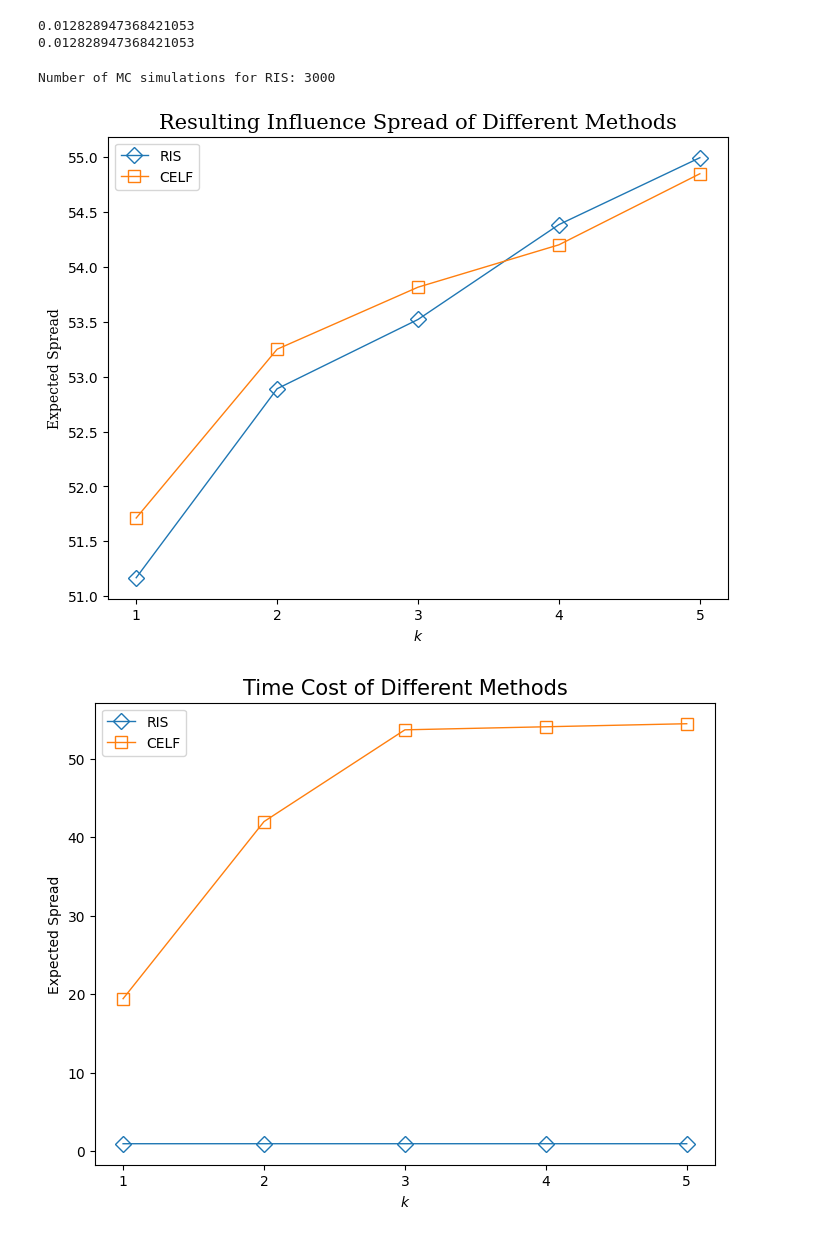
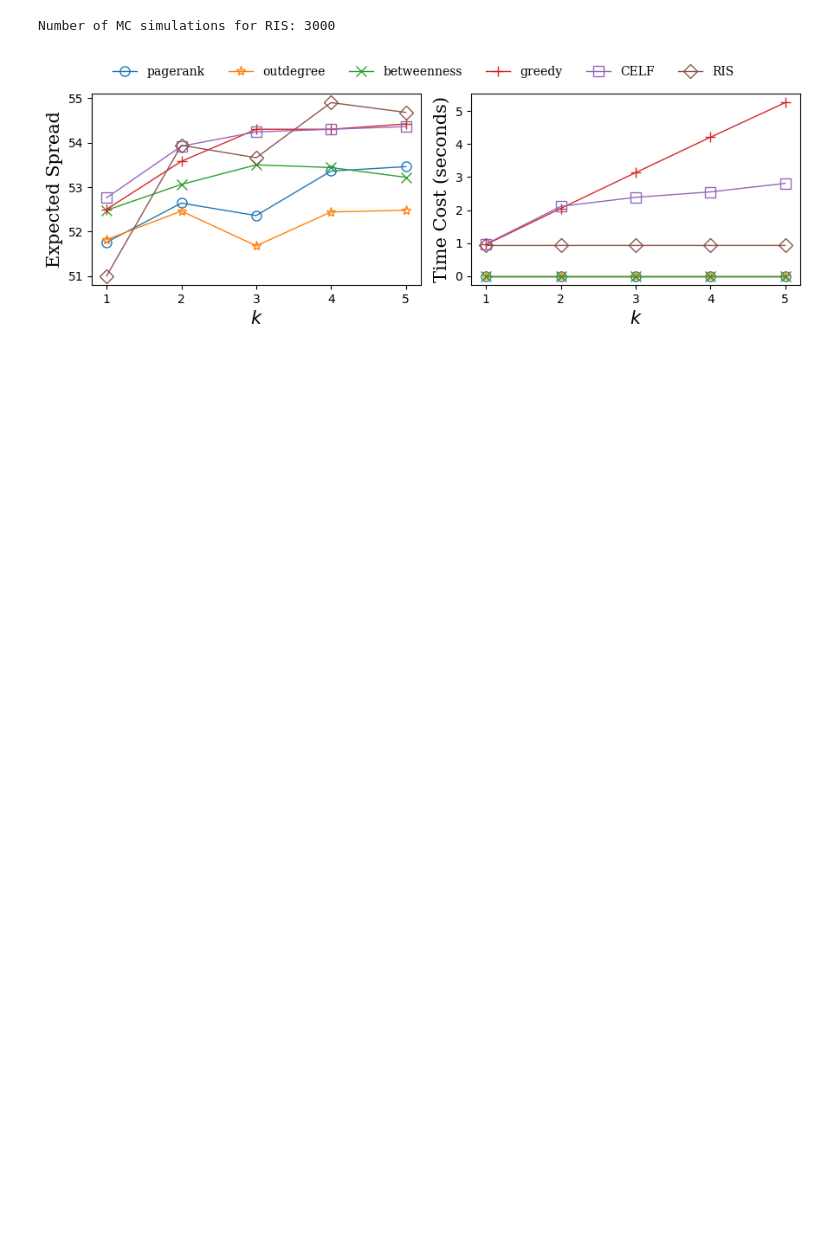
Before and after one commit to chenxlong3/iota5001_proj, a Jupyter notebook: code_iota5001.ipynb, the cells around one changed output. Drawn from its saved outputs; the diff is of its cells as text; code cells hidden in the pictures; blank space fills up the shorter version.

```diff
--- a/code_iota5001.ipynb
+++ b/code_iota5001.ipynb
@@ -49,57 +54,65 @@ dataset_list = [
 ]
 # %%
+# For local test
 dolphin_file_name = "/Users/chenxiaolong/Desktop/ddm/5056/final/dolphins/dolphins.gml"
 hens_file_name = "./data/aves-hens-pecking-order/aves-hens-pecking-order.edges"
 songbird_file_name = "./data/aves-songbird-social/aves-songbird-social.edges"
 wiki_vote_file_name = "./data/soc-wiki-Vote/soc-wiki-Vote.mtx"
 sparrow_file_name = "./data/aves-sparrow-social/aves-sparrow-social.edges"
 retweet_file_name = "./data/rt-retweet/rt-retweet.mtx"
+karate_file_name = "./data/soc-karate/soc-karate.mtx"
 dataset_names = [
     "dolphin",
     "hens",
     "songbird",
     "sparrow",
-    "retweet"
+    "retweet",
+    "karate"
 ]
 is_directed = [
     False,
     False,
     False,
     False,
-    True
+    True,
+    False
 ]
 dataset_list = [
     dolphin_file_name,
     hens_file_name,
     songbird_file_name,
     sparrow_file_name,
-    retweet_file_name
+    retweet_file_name,
+    karate_file_name
 ]
 # %%
 # Cell to test file input
 for i in range(len(dataset_names)):
     cur_file = dataset_list[i]
     IM_G = IMGraph(cur_file, mc=1000,directed=is_directed[i])
-# %%
-print(IM_G.G.density())
-print(nx.density(IM_G.G_nx))
-# %% [output]
-0.012828947368421053
-0.012828947368421053
 # %%
+properties = []
+IM_G_list = []
 np.random.seed(5001)
-for i in range(len(dataset_list)):
+# for i in range(len(dataset_list)):
+for i in range(1):
     file_path = dataset_list[i]
-    IM_G = IMGraph(file_path, mc=1000)
+    IM_G = IMGraph(file_path, mc=50)
+
+    IM_G.run_proxy_methods()
+    IM_G.run_greedy()
+    IM_G.run_celf()
     IM_G.run_RIS(num_mc=3000)
     IM_G.estimate_spread("RIS")
-    # IM_G.run_proxy_methods()
-    # IM_G.run_greedy()
-    IM_G.run_celf()
 
-    vis_methods_spread(IM_G, save_to_path=f"./figures/method_spread_{dataset_names[i]}.eps")
-    vis_methods_time(IM_G, save_to_path=f"./figures/method_time_{dataset_names[i]}.eps")
+    properties.append(IM_G.get_properties())
+    IM_G_list.append(IM_G)
+
+    save_instance(IM_G, f"./IM_G_instances/IM_G_{i}.pickle")
+    # vis_methods_spread(IM_G, save_to_path=f"./figures/method_spread_{dataset_names[i]}.eps")
+    # vis_methods_time(IM_G, save_to_path=f"./figures/method_time_{dataset_names[i]}.eps")
+    # vis_methods(IM_G)
+    vis_methods(IM_G, save_to_path=f"./figures/methods_{dataset_names[i]}.eps")
 # %% [output]
 Number of MC simulations for RIS: 3000
-[figure, old version]
+[figure, new version]
-[figure, removed]
```
Also changed, not shown: parts of 17 cells of this notebook, 23 other files.
